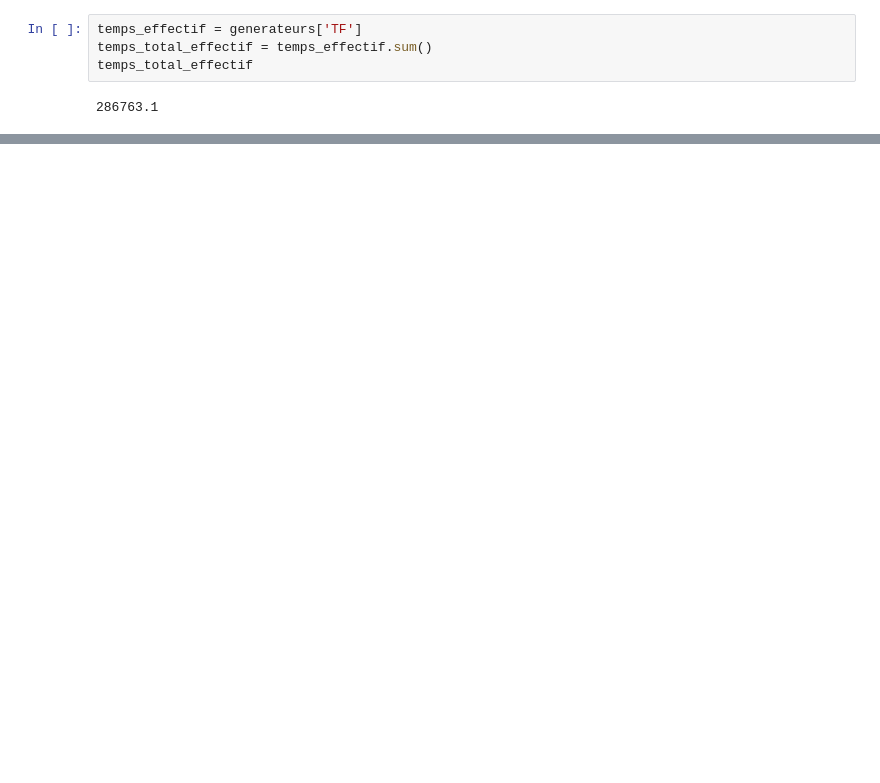
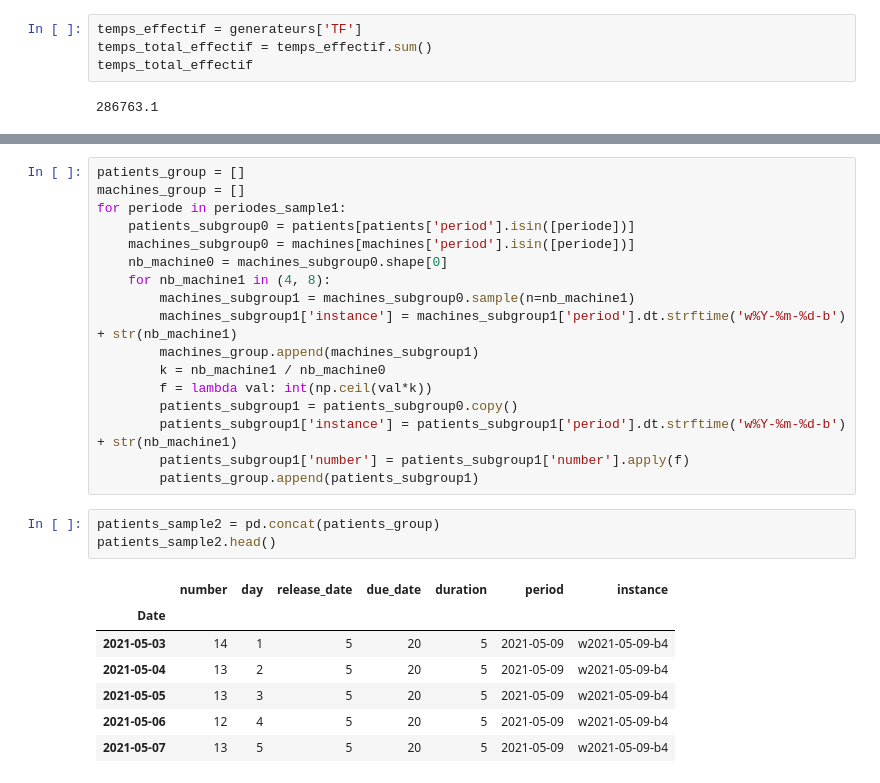
Before and after one commit to MalcomChumchouaPenda/rcemp-dial, a Jupyter notebook: notebooks/benchmarking_HGD.ipynb, the cells around one changed output, grey strips where cells are left out. Cells and saved outputs as stored; diff of their text form; blank space fills up the shorter version.

```diff
--- a/notebooks/benchmarking_HGD.ipynb
+++ b/notebooks/benchmarking_HGD.ipynb
@@ -630,0 +475,28 @@ tranches_maintenances.to_csv(tranchepath)
+# %%
+patients_group = []
+machines_group = []
+for periode in periodes_sample1:
+    patients_subgroup0 = patients[patients['period'].isin([periode])]
+    machines_subgroup0 = machines[machines['period'].isin([periode])]
+    nb_machine0 = machines_subgroup0.shape[0]
+    for nb_machine1 in (4, 8):
+        machines_subgroup1 = machines_subgroup0.sample(n=nb_machine1)
+        machines_subgroup1['instance'] = machines_subgroup1['period'].dt.strftime('w%Y-%m-%d-b') + str(nb_machine1)
+        machines_group.append(machines_subgroup1)
+        k = nb_machine1 / nb_machine0
+        f = lambda val: int(np.ceil(val*k))
+        patients_subgroup1 = patients_subgroup0.copy()
+        patients_subgroup1['instance'] = patients_subgroup1['period'].dt.strftime('w%Y-%m-%d-b') + str(nb_machine1)
+        patients_subgroup1['number'] = patients_subgroup1['number'].apply(f)
+        patients_group.append(patients_subgroup1)
+# %%
+patients_sample2 = pd.concat(patients_group)
+patients_sample2.head()
+# %% [output]
+|  | number | day | release_date | due_date | duration | period | instance |
+| Date |  |  |  |  |  |  |  |
+| 2021-05-03 | 14 | 1 | 5 | 20 | 5 | 2021-05-09 | w2021-05-09-b4 |
+| 2021-05-04 | 13 | 2 | 5 | 20 | 5 | 2021-05-09 | w2021-05-09-b4 |
+| 2021-05-05 | 13 | 3 | 5 | 20 | 5 | 2021-05-09 | w2021-05-09-b4 |
+| 2021-05-06 | 12 | 4 | 5 | 20 | 5 | 2021-05-09 | w2021-05-09-b4 |
+| 2021-05-07 | 13 | 5 | 5 | 20 | 5 | 2021-05-09 | w2021-05-09-b4 |
```
Also changed, not shown: parts of 112 cells of this notebook, 12 other files.
